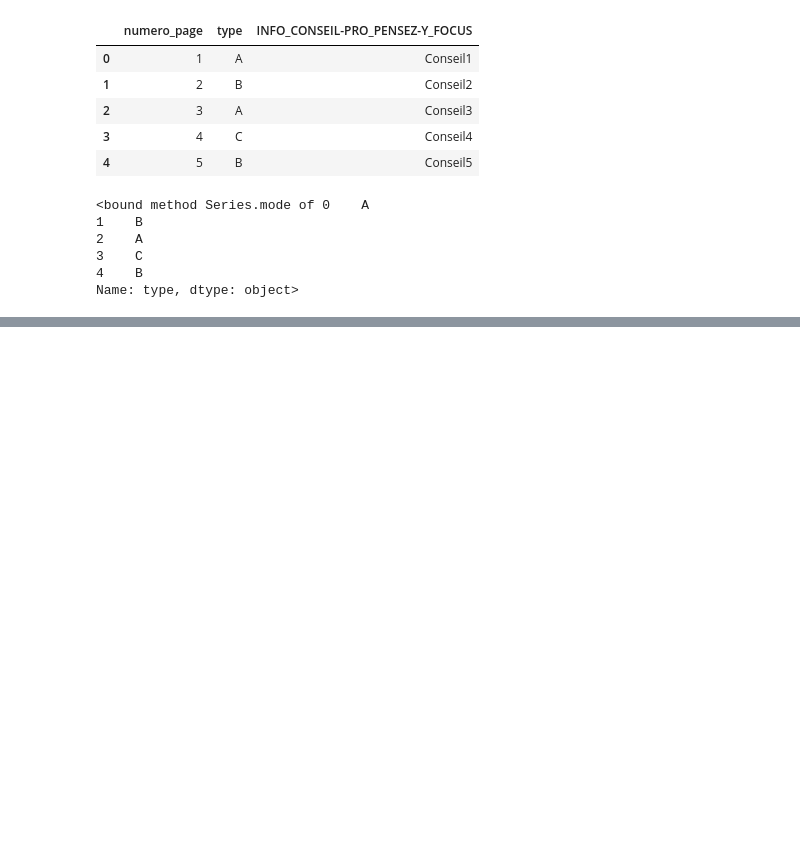
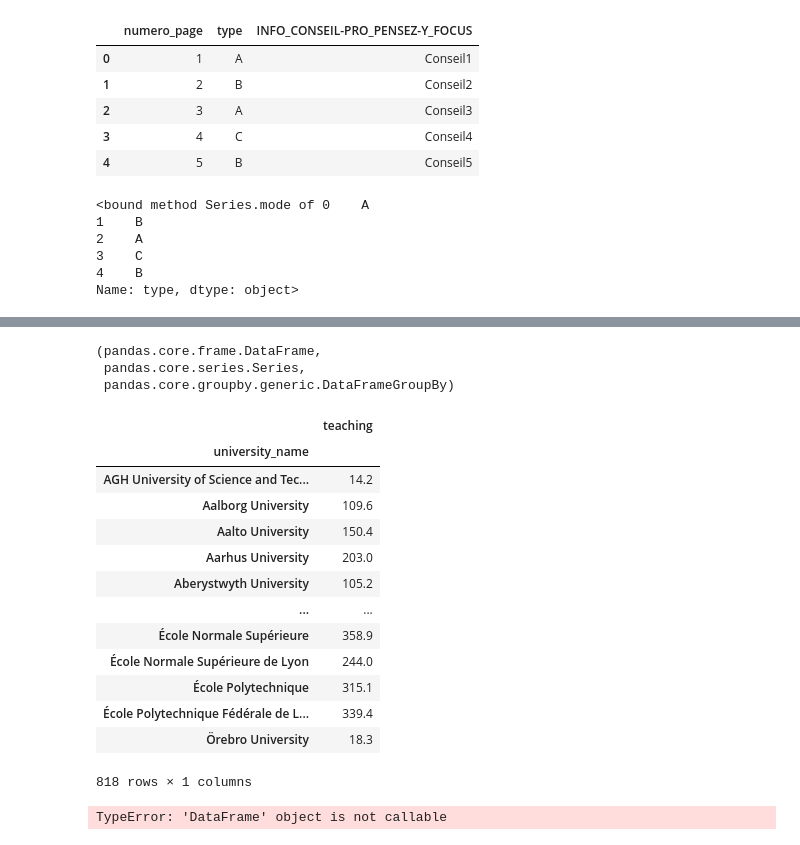
Before and after one commit to tanouar/Notebooks, a Jupyter notebook: example.ipynb, the cells around one changed output, grey strips where cells are left out. Drawn from its saved outputs; the diff is of its cells as text; code cells hidden in the pictures; blank space fills up the shorter version.

```diff
--- a/example.ipynb
+++ b/example.ipynb
@@ -104,3 +126,7 @@ df_2
 | 2 | 3 | 1 | 0 | 0 | 0 | 0 | ... |
 | 3 | 4 | 0 | 0 | 1 | 0 | 0 | ... |
 | 4 | 5 | 0 | 1 | 0 | 0 | 0 | ... |
+# %%
+import pandas as pd
+
+df = pd.read_csv("university_rank.csv")
@@ -106,0 +158,29 @@ df_2
+# %%
+df["ma_nouvelle_colonne"] = df.teaching * 2
+# %%
+type(df), type(df.teaching), type(df.groupby("university_name"))
+# %% [output]
+(pandas.core.frame.DataFrame,
+ pandas.core.series.Series,
+ pandas.core.groupby.generic.DataFrameGroupBy)
+# %%
+df.groupby("university_name").agg({"teaching":"sum"})
+# %% [output]
+|  | teaching |
+| university_name |  |
+| AGH University of Science and Tec... | 14.2 |
+| Aalborg University | 109.6 |
+| Aalto University | 150.4 |
+| Aarhus University | 203.0 |
+| Aberystwyth University | 105.2 |
+| ... | ... |
+| École Normale Supérieure | 358.9 |
+| École Normale Supérieure de Lyon | 244.0 |
+| École Polytechnique | 315.1 |
+| École Polytechnique Fédérale de L... | 339.4 |
+| Örebro University | 18.3 |
+818 rows × 1 columns
+# %%
+df(["university_name"]).agg[{"teaching":"mean"()}]
+# %% [output]
+TypeError: 'DataFrame' object is not callable
```
Also changed, not shown: parts of 5 cells of this notebook, 4 other files.
